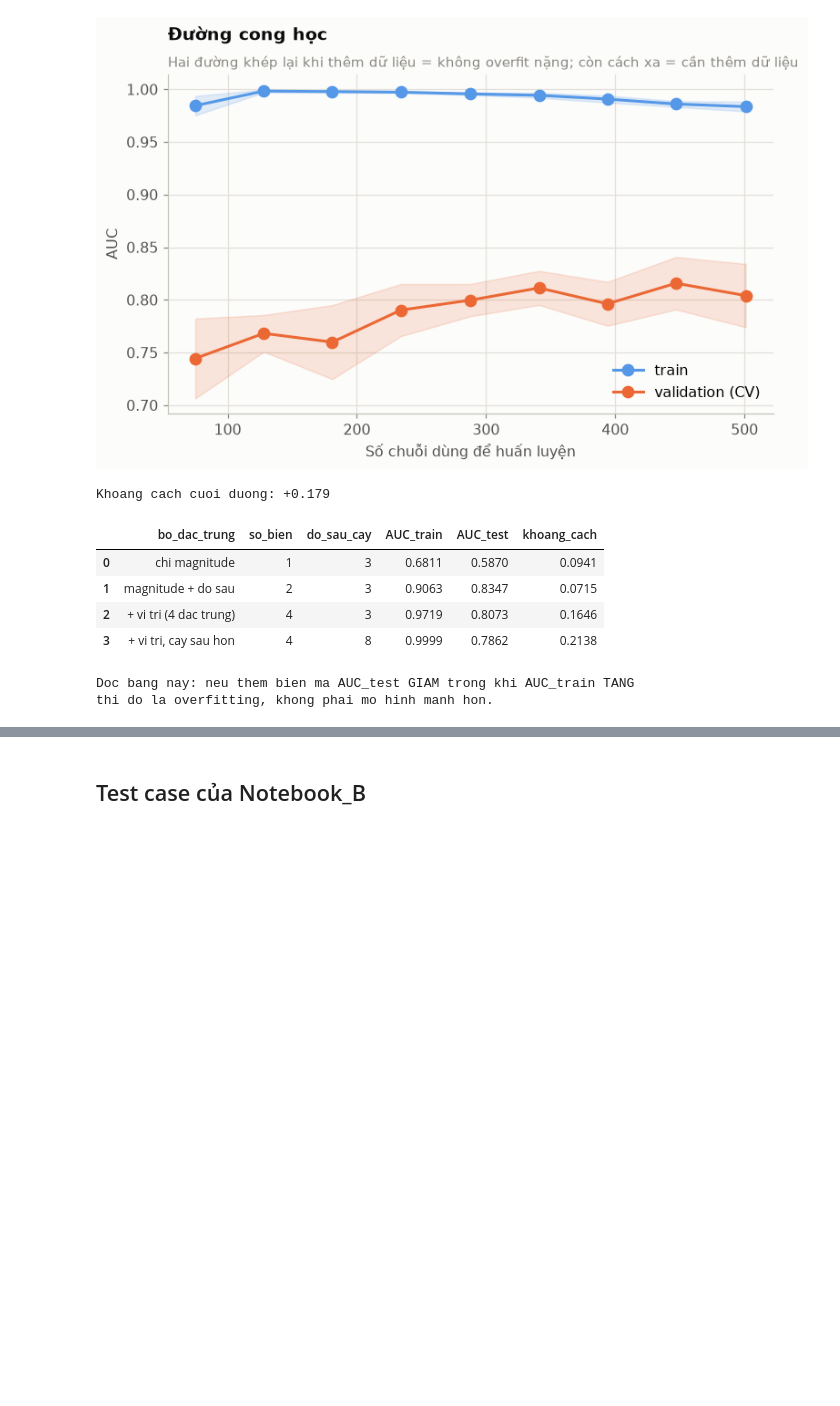
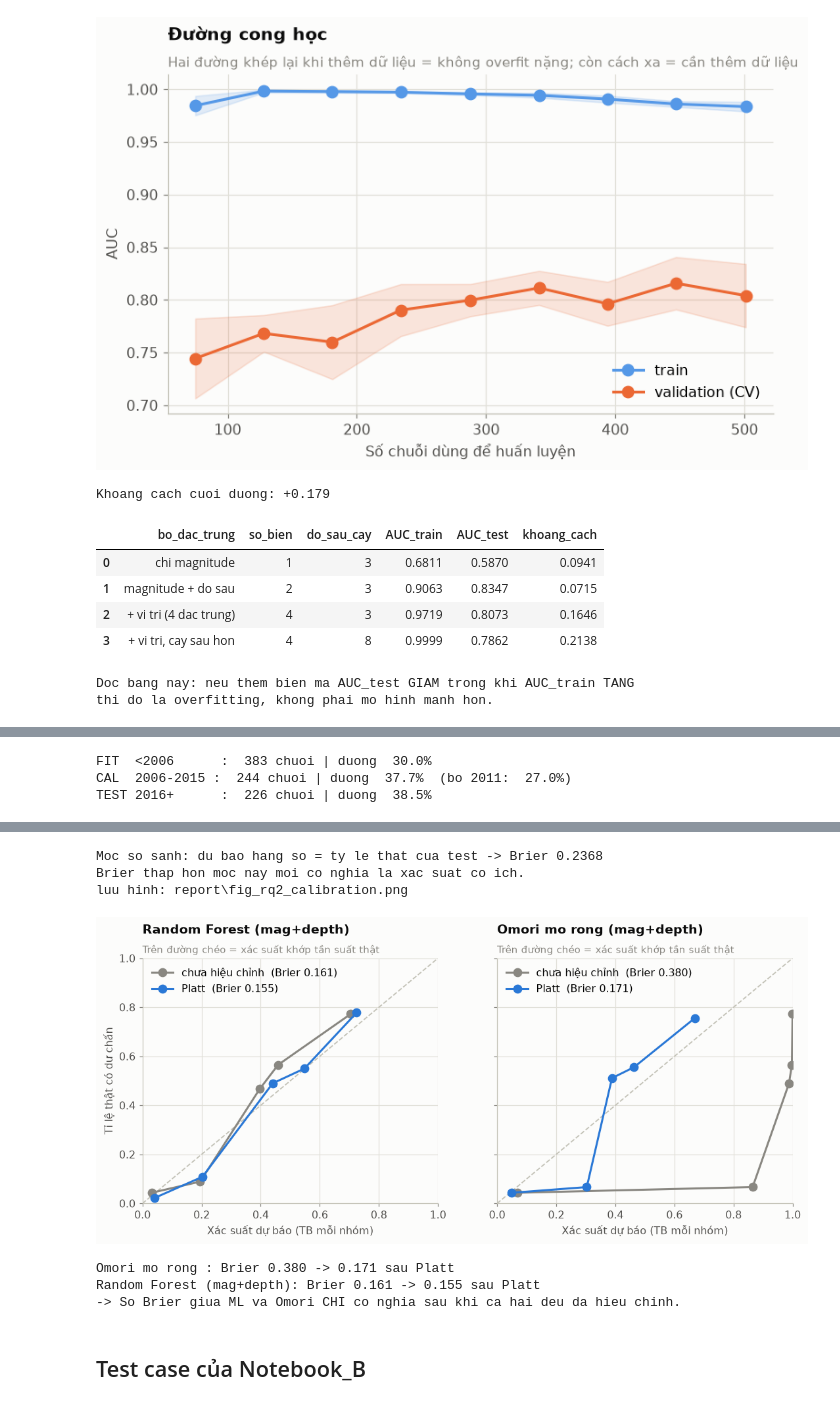
Before and after one commit to phamquangcuong12-crypto/ADY201m_Group2, a Jupyter notebook: Notebook_B_Nhom2_Japan_Aftershock.ipynb, the cells around one changed output, grey strips where cells are left out. Cells and saved outputs as stored; diff of their text form; code cells hidden in the pictures; blank space fills up the shorter version.

```diff
--- a/Notebook_B_Nhom2_Japan_Aftershock.ipynb
+++ b/Notebook_B_Nhom2_Japan_Aftershock.ipynb
@@ -528,0 +544,70 @@ thi do la overfitting, khong phai mo hinh manh hon.
+# %%
+# 6a.4: hieu chinh xac suat (Platt) tren cua so 10 nam cuoi cua train
+from sklearn.base import clone
+from sklearn.isotonic import IsotonicRegression
+from sklearn.calibration import calibration_curve
+
+CAL_FROM = CUT - 9                                  # 2006-2015: co dinh truoc, khong chon theo test
+fit = (ms["year"] <  CAL_FROM).values
+cal = ((ms["year"] >= CAL_FROM) & (ms["year"] <= CUT)).values
+y_all = ms[TARGET].values
+no11 = (ms["year"] != 2011).values
+print(f"FIT  <{CAL_FROM}      : {fit.sum():>4} chuoi | duong {y_all[fit].mean()*100:5.1f}%")
+print(f"CAL  {CAL_FROM}-{CUT} : {cal.sum():>4} chuoi | duong {y_all[cal].mean()*100:5.1f}%"
+      f"  (bo 2011: {y_all[cal & no11].mean()*100:5.1f}%)")
+print(f"TEST {CUT+1}+      : {te.sum():>4} chuoi | duong {yte.mean()*100:5.1f}%")
+
+ml_proto = make_models(0)[best_name][1]
+def p_ml(m_fit, m_pred):
+    return clone(ml_proto).fit(ms.loc[m_fit, BEST_COLS], y_all[m_fit]).predict_proba(ms.loc[m_pred, BEST_COLS])[:,1]
+Xom = np.column_stack([(ms["mag"]-Mc).values, ms["depth"].values/100.0])
+def p_om(m_fit, m_pred):
+    po = PoissonRegressor(alpha=1e-6, max_iter=5000).fit(Xom[m_fit], ms.loc[m_fit,"n_after24h"].values)
+    return 1 - np.exp(-po.predict(Xom[m_pred]))
+logit = lambda p: np.log(np.clip(p,1e-6,1-1e-6) / np.clip(1-p,1e-6,1-1e-6))
+
+rows, P_TEST = [], {}
+brier_const = brier_score_loss(yte, np.full(len(yte), yte.mean()))
+for ten, f in [(best_name, p_ml), ("Omori mo rong (mag+depth)", p_om)]:
+    p_goc = f(tr, te)                                      # dang dung trong bai: train <= CUT
+    p_cal, p_fit = f(fit, cal), f(fit, te)
+    platt = LogisticRegression(C=1e6).fit(logit(p_cal)[:,None], y_all[cal])
+    p_pl  = platt.predict_proba(logit(p_fit)[:,None])[:,1]
+    p_iso = IsotonicRegression(out_of_bounds="clip").fit(p_cal, y_all[cal]).predict(p_fit)
+    for cach, p in [(f"train <= {CUT}, khong hieu chinh", p_goc),
+                    (f"train < {CAL_FROM}, khong hieu chinh", p_fit),
+                    (f"train < {CAL_FROM} + Platt ({CAL_FROM}-{CUT})", p_pl),
+                    (f"train < {CAL_FROM} + Isotonic ({CAL_FROM}-{CUT})", p_iso)]:
+        rows.append({"mo_hinh":ten, "cach":cach, "xs_tb_du_bao":round(p.mean(),3),
+                     "ty_le_that":round(yte.mean(),3), "Brier":round(brier_score_loss(yte,p),4),
+                     "AUC_test":round(roc_auc_score(yte,p),4)})
+    P_TEST[ten] = {"goc":p_goc, "fit":p_fit, "platt":p_pl}
+calib = pd.DataFrame(rows)
+calib.to_csv(REP/"table_rq2_calibration.csv", index=False)
+display(calib)
+print(f"Moc so sanh: du bao hang so = ty le that cua test -> Brier {brier_const:.4f}")
+print("Brier thap hon moc nay moi co nghia la xac suat co ich.")
+
+fig, axes = plt.subplots(1, 2, figsize=(11.6, 4.4), sharey=True)
+for ax, (ten, pp) in zip(axes, P_TEST.items()):  # pp: goc / fit / platt
+    ax.plot([0,1], [0,1], "--", color=PAL["axis"], lw=1.2, zorder=1)
+    for key, col, lab in [("goc", PAL["muted"], "chưa hiệu chỉnh"), ("platt", PAL["s1"], "Platt")]:
+        fy, fx = calibration_curve(yte, pp[key], n_bins=5, strategy="quantile")
+        ax.plot(fx, fy, "o-", color=col, label=f"{lab}  (Brier {brier_score_loss(yte, pp[key]):.3f})", zorder=3)
+    finish(ax, ten, "Trên đường chéo = xác suất khớp tần suất thật", "Xác suất dự báo (TB mỗi nhóm)",
+           "Tỉ lệ thật có dư chấn" if ax is axes[0] else None)
+    ax.set_xlim(0,1); ax.set_ylim(0,1); ax.legend(loc="upper left")
+save(fig, "fig_rq2_calibration.png"); plt.show()
+
+br = calib.set_index(["mo_hinh","cach"])["Brier"]
+brier_om_goc   = br[("Omori mo rong (mag+depth)", f"train <= {CUT}, khong hieu chinh")]
+brier_om_platt = br[("Omori mo rong (mag+depth)", f"train < {CAL_FROM} + Platt ({CAL_FROM}-{CUT})")]
+brier_ml_goc   = br[(best_name, f"train <= {CUT}, khong hieu chinh")]
+brier_ml_platt = br[(best_name, f"train < {CAL_FROM} + Platt ({CAL_FROM}-{CUT})")]
+print(f"\nOmori mo rong : Brier {brier_om_goc:.3f} -> {brier_om_platt:.3f} sau Platt")
+print(f"{best_name}: Brier {brier_ml_goc:.3f} -> {brier_ml_platt:.3f} sau Platt")
+print("-> So Brier giua ML va Omori CHI co nghia sau khi ca hai deu da hieu chinh.")
+# %% [output]
+FIT  <2006      :  383 chuoi | duong  30.0%
+CAL  2006-2015 :  244 chuoi | duong  37.7%  (bo 2011:  27.0%)
+TEST 2016+      :  226 chuoi | duong  38.5%
@@ -529,3 +623,10 @@ thi do la overfitting, khong phai mo hinh manh hon.
+Moc so sanh: du bao hang so = ty le that cua test -> Brier 0.2368
+Brier thap hon moc nay moi co nghia la xac suat co ich.
+luu hinh: report\fig_rq2_calibration.png
+[figure, added]
+Omori mo rong : Brier 0.380 -> 0.171 sau Platt
+Random Forest (mag+depth): Brier 0.161 -> 0.155 sau Platt
+-> So Brier giua ML va Omori CHI co nghia sau khi ca hai deu da hieu chinh.
 # %% [markdown]
 ## Test case của Notebook_B
 # %%
```
Also changed, not shown: parts of 4 cells of this notebook, 2 other files.
